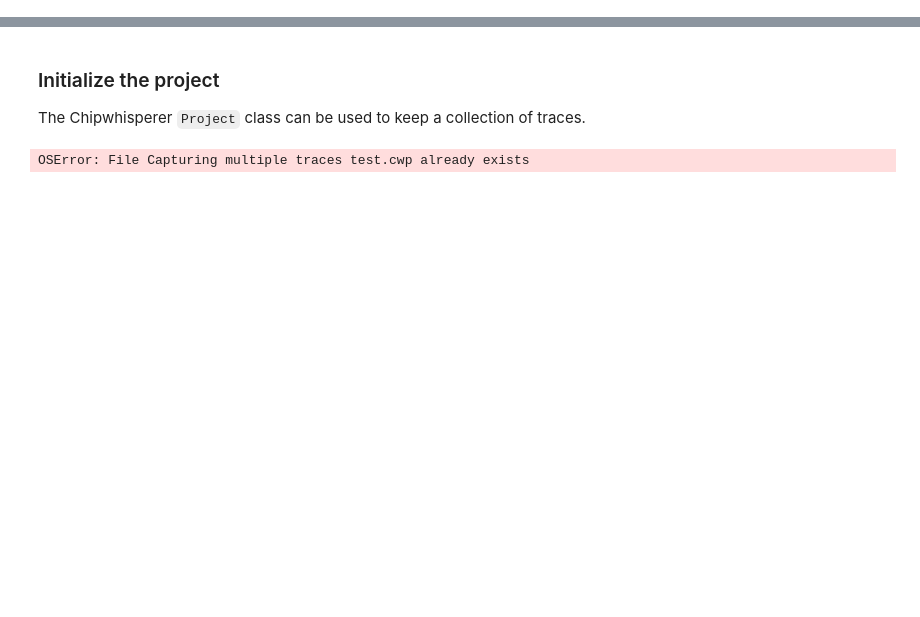
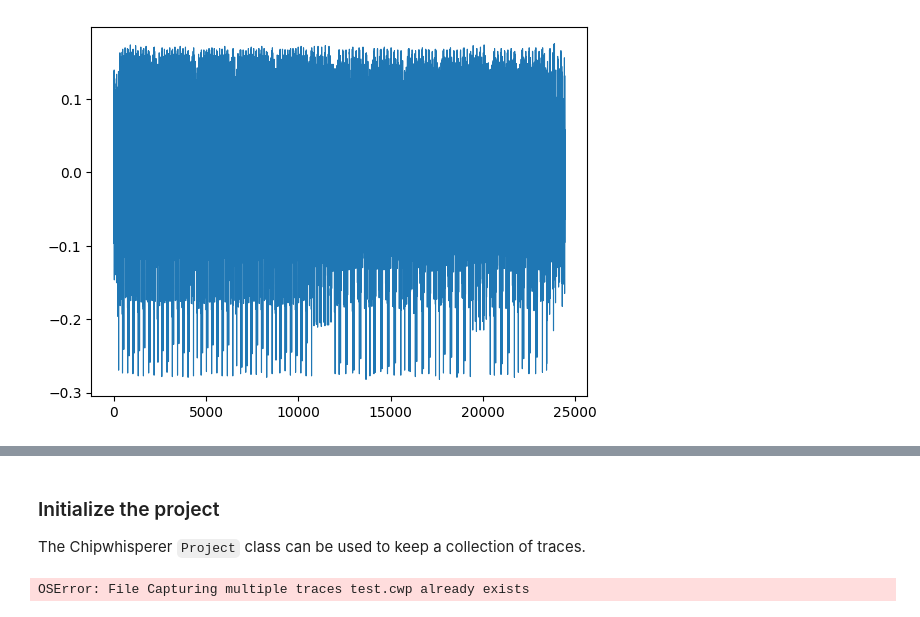
Before and after one commit to Dewflio/chipwhisperer-jupyter, a Jupyter notebook: LEONARD/capturing_multiple_traces.ipynb, the cells around one changed output, grey strips where cells are left out. Saved outputs shown, nothing was run; the diff lists cells and outputs as text; code cells hidden in the pictures; blank space fills up the shorter version.

```diff
--- a/LEONARD/capturing_multiple_traces.ipynb
+++ b/LEONARD/capturing_multiple_traces.ipynb
@@ -101,7 +83,8 @@ def scope_setup(samples=24431, decimate=2):
     scope.adc.samples = samples
     scope.adc.decimate = decimate
 # %%
-def capture_trace():
+def capture_trace(prints=True):
+    scope.arm()
     # flush the UART buffer
     target.flush()
 
@@ -111,7 +94,15 @@ def capture_trace():
     trace = scope.get_last_trace()
 
     returned_data = target.read_cmd('r')
-    print(returned_data)
     ack = target.read_cmd('e')
-    print(ack)
+    if prints:
+        print(returned_data)
+        print(ack)
     return trace
+# %%
+def plot_trace(trace, save=False, fig_name='figure.svg'):
+    # Plot the trace
+    plt.plot(trace, linewidth=0.8)
+    if save:
+        plt.savefig('figure.svg', format='svg')
+    plt.show()
@@ -124,0 +119,4 @@ CWbytearray(b'00 65 01 00 eb 00')
+# %%
+plot_trace(trace_wave)
+# %% [output]
+[figure, added]
```
Also changed, not shown: parts of 7 cells of this notebook, 3 other files.
